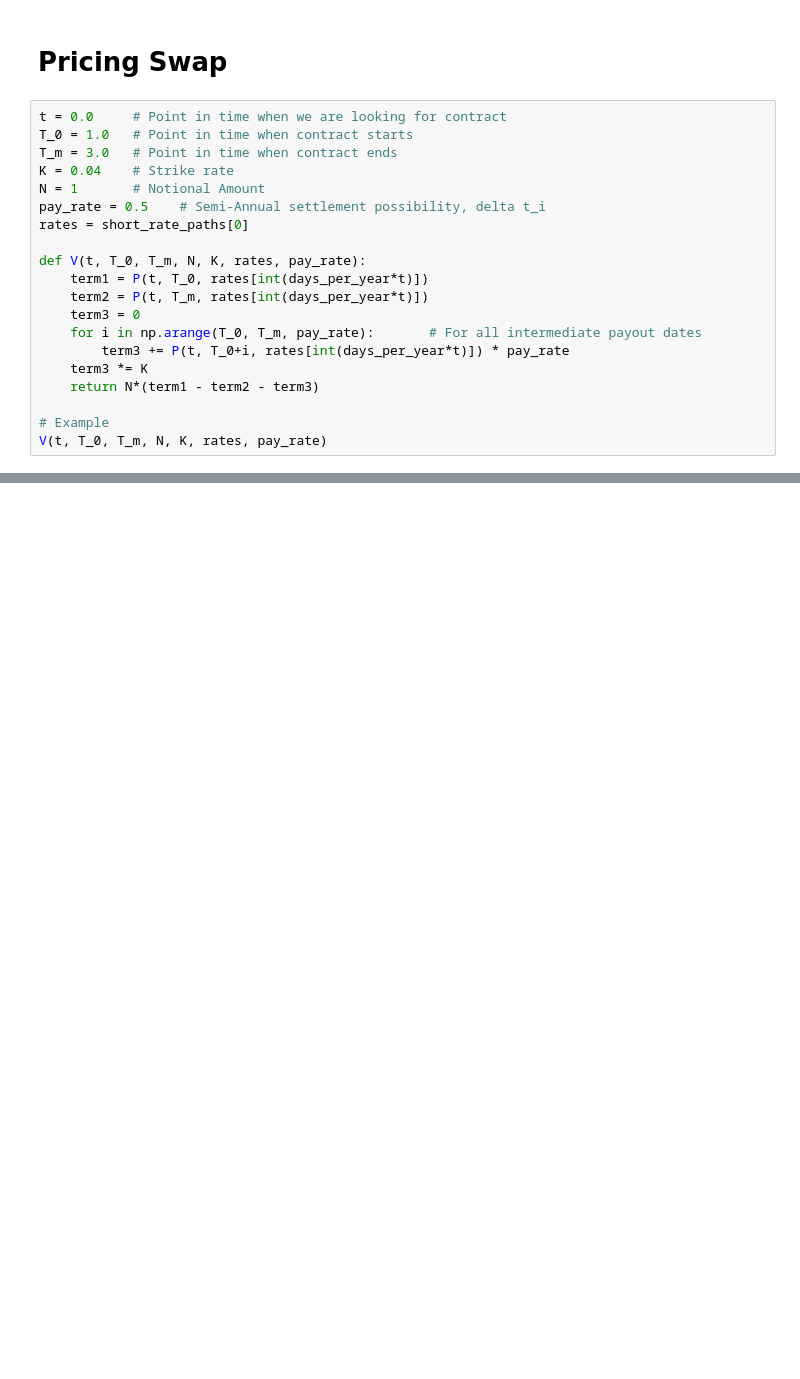
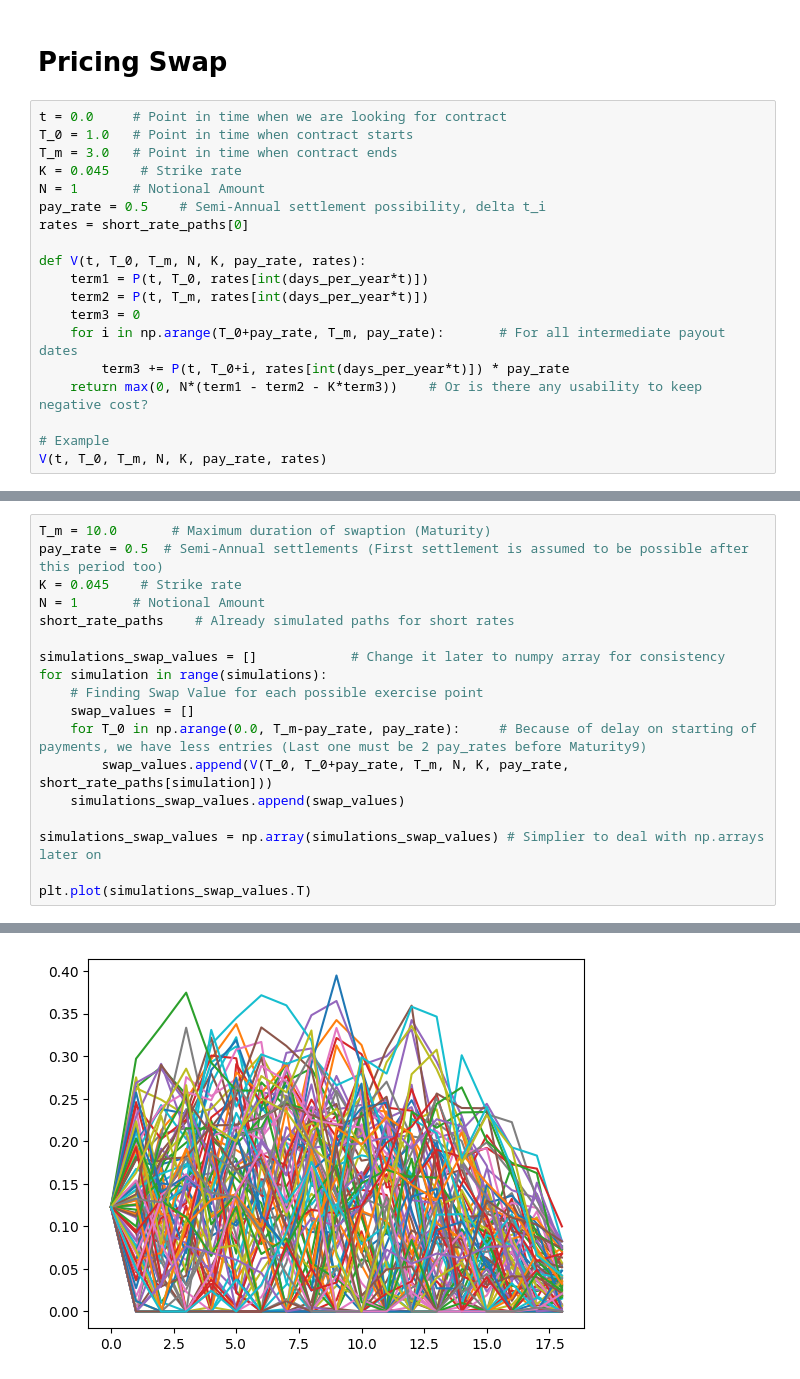
Before and after one commit to pmchrist/Pricing-Interest-Rate-Swaptions, a Jupyter notebook: Implementation.ipynb, the cells around one changed output, grey strips where cells are left out. Cells and saved outputs as stored; diff of their text form; blank space fills up the shorter version.

Commit message:
Implemented LSMC and Swaption Pricing

```diff
--- a/Implementation.ipynb
+++ b/Implementation.ipynb
@@ -153,20 +170,19 @@ print(bond_price)
 t = 0.0     # Point in time when we are looking for contract
 T_0 = 1.0   # Point in time when contract starts
 T_m = 3.0   # Point in time when contract ends
-K = 0.04    # Strike rate
+K = 0.045    # Strike rate
 N = 1       # Notional Amount
 pay_rate = 0.5    # Semi-Annual settlement possibility, delta t_i
 rates = short_rate_paths[0]
 
-def V(t, T_0, T_m, N, K, rates, pay_rate):
+def V(t, T_0, T_m, N, K, pay_rate, rates):
     term1 = P(t, T_0, rates[int(days_per_year*t)])
     term2 = P(t, T_m, rates[int(days_per_year*t)])
     term3 = 0
-    for i in np.arange(T_0, T_m, pay_rate):       # For all intermediate payout dates
+    for i in np.arange(T_0+pay_rate, T_m, pay_rate):       # For all intermediate payout dates
         term3 += P(t, T_0+i, rates[int(days_per_year*t)]) * pay_rate
-    term3 *= K
-    return N*(term1 - term2 - term3)
+    return max(0, N*(term1 - term2 - K*term3))    # Or is there any usability to keep negative cost?
 
 # Example
-V(t, T_0, T_m, N, K, rates, pay_rate)
+V(t, T_0, T_m, N, K, pay_rate, rates)
 # %% [output]
@@ -173,0 +197,19 @@ V(t, T_0, T_m, N, K, rates, pay_rate)
+# %%
+T_m = 10.0       # Maximum duration of swaption (Maturity)
+pay_rate = 0.5  # Semi-Annual settlements (First settlement is assumed to be possible after this period too)
+K = 0.045    # Strike rate
+N = 1       # Notional Amount
+short_rate_paths    # Already simulated paths for short rates
+
+simulations_swap_values = []            # Change it later to numpy array for consistency
+for simulation in range(simulations):
+    # Finding Swap Value for each possible exercise point
+    swap_values = []
+    for T_0 in np.arange(0.0, T_m-pay_rate, pay_rate):     # Because of delay on starting of payments, we have less entries (Last one must be 2 pay_rates before Maturity9)
+        swap_values.append(V(T_0, T_0+pay_rate, T_m, N, K, pay_rate, short_rate_paths[simulation]))
+    simulations_swap_values.append(swap_values)
+
+simulations_swap_values = np.array(simulations_swap_values) # Simplier to deal with np.arrays later on
+
+plt.plot(simulations_swap_values.T)
+# %% [output]
@@ -173,0 +233 @@ V(t, T_0, T_m, N, K, rates, pay_rate)
+[figure, added]
```
Also changed, not shown: parts of 9 cells of this notebook, 1 other file.
